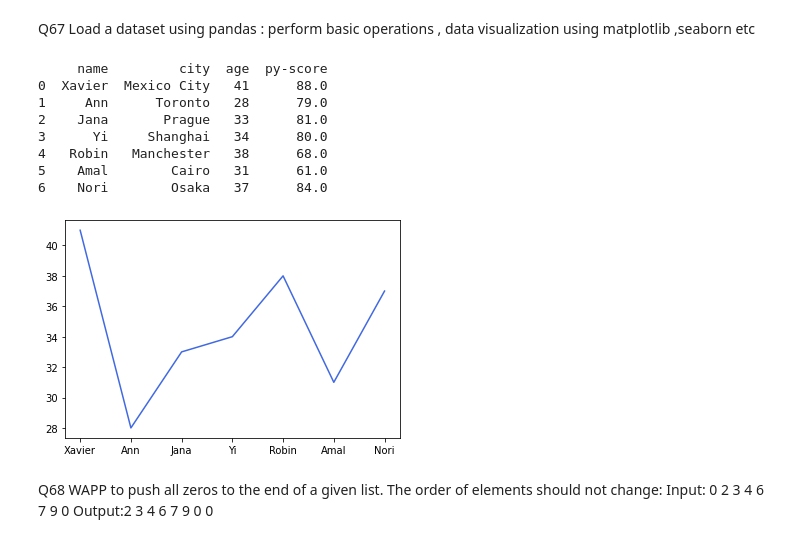
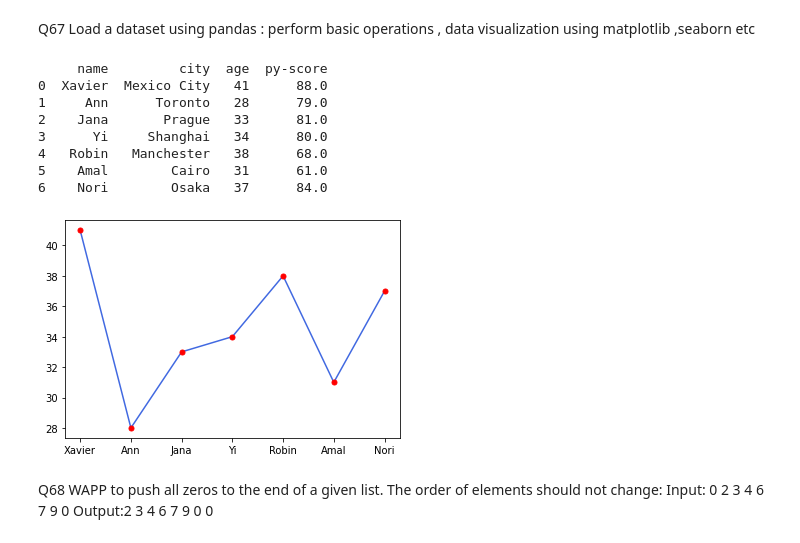
Before and after one commit to gemini30/py-pracs-cllg, a Jupyter notebook: PythonPracExam.ipynb, the cells around one changed output. Drawn from its saved outputs; the diff is of its cells as text; code cells hidden in the pictures.

```diff
--- a/PythonPracExam.ipynb
+++ b/PythonPracExam.ipynb
@@ -1050,29 +1064,29 @@ Q67 Load a dataset using pandas : perform basic operations , data visualization
 # %%
 data = {'name': ['Xavier', 'Ann', 'Jana', 'Yi', 'Robin', 'Amal', 'Nori'],
  'city': ['Mexico City', 'Toronto', 'Prague', 'Shanghai','Manchester', 'Cairo', 'Osaka'],
  'age': [41, 28, 33, 34, 38, 31, 37],
  'py-score': [88.0, 79.0, 81.0, 80.0, 68.0, 61.0, 84.0]
  }
 
 f1=pd.DataFrame(data)
 
 print(f1)
 
 x=data["name"]
 y=data["age"]
 
-plt.plot(x,y,color ="royalblue")
+plt.plot(x,y,color ="royalblue",marker='.',markersize=10,markeredgecolor='red',markerfacecolor='red')
 plt.show()
 # %% [output]
      name         city  age  py-score
 0  Xavier  Mexico City   41      88.0
 1     Ann      Toronto   28      79.0
 2    Jana       Prague   33      81.0
 3      Yi     Shanghai   34      80.0
 4   Robin   Manchester   38      68.0
 5    Amal        Cairo   31      61.0
 6    Nori        Osaka   37      84.0
-[figure, old version]
+[figure, new version]
 # %% [markdown]
 Q68 WAPP to push all zeros to the end of a given list. The order of elements should not change:
 Input: 0 2 3 4 6 7 9 0
```
Also changed, not shown: parts of 1 cell of this notebook.
